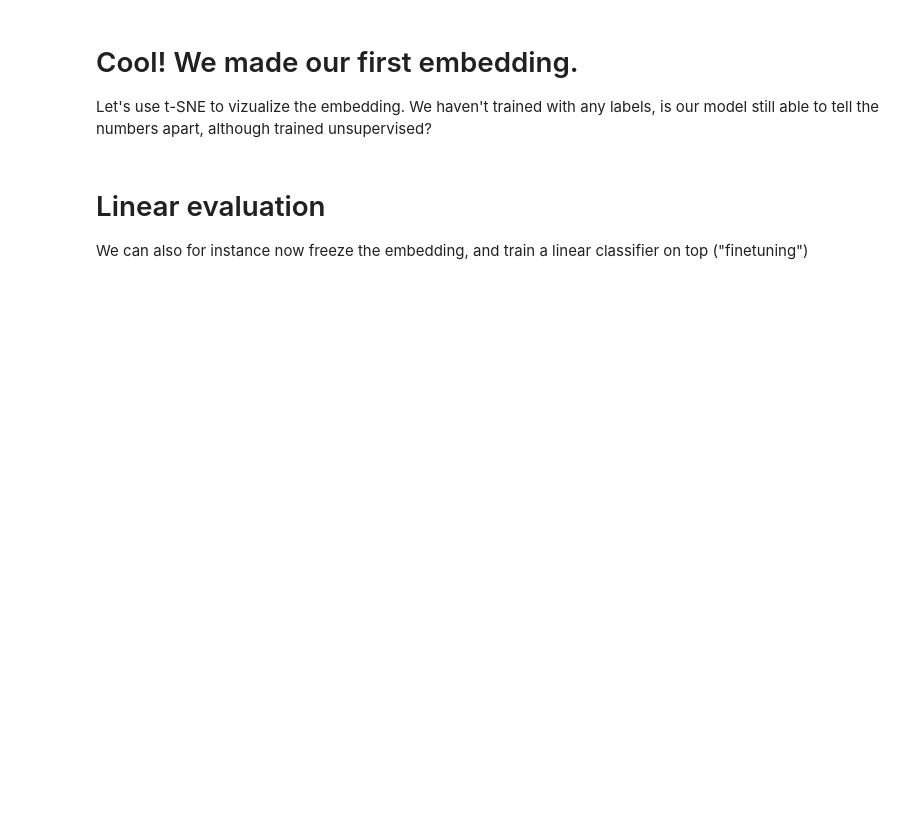
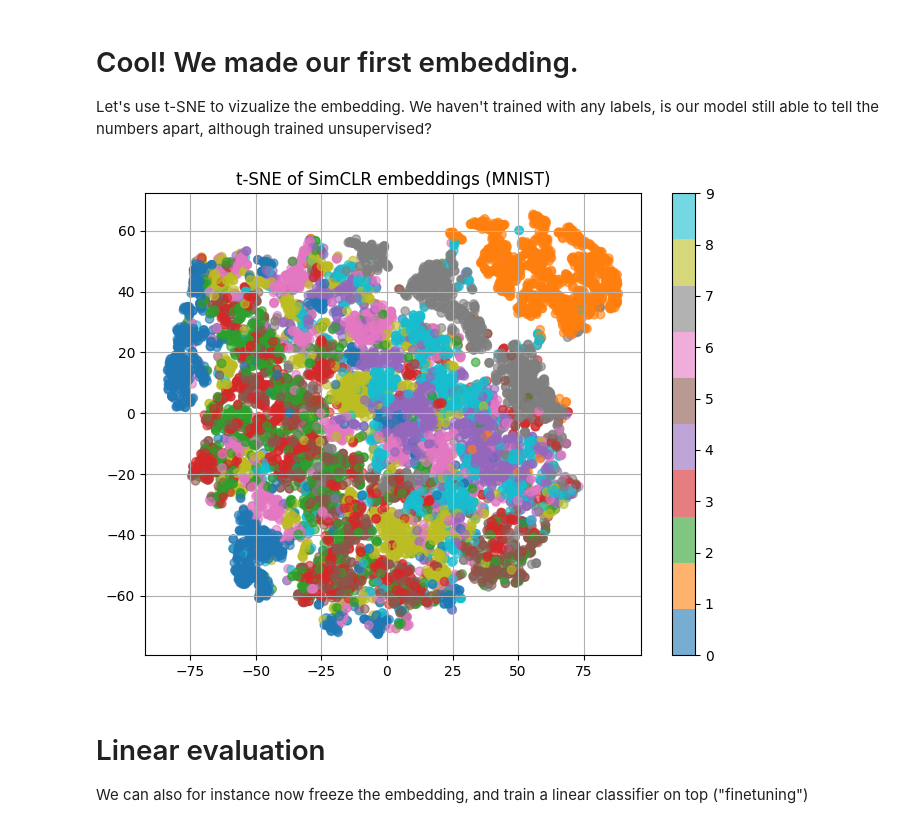
Before and after one commit to thaarres/ML_nuggets, a Jupyter notebook: exercises/simclr.ipynb, the cells around one changed output. Drawn from its saved outputs; the diff is of its cells as text; code cells hidden in the pictures; blank space fills up the shorter version.

Commit message:
Thank you MLatL1 debugging team <3! Wasn't adding encoder properly, now added and explicitly return on create_encoder

```diff
--- a/exercises/simclr.ipynb
+++ b/exercises/simclr.ipynb
@@ -142,0 +132,30 @@ for epoch in range(20):
+# %%
+# Fetching both the full model with projection head, as well as the encoder only that returns embeddings
+model, encoder = create_encoder()
+
+# COnsider a LR scheduler?
+# # Minimal, non-critical change: Adding LR scheduler
+# steps_per_epoch = tf.data.experimental.cardinality(train_ds).numpy()
+# total_steps = steps_per_epoch * 20
+
+# lr_schedule = tf.keras.optimizers.schedules.CosineDecay(
+#     initial_learning_rate=0.3 * batch_size / 256,
+#     decay_steps=total_steps,
+#     alpha=0.0  # final learning rate is 0
+# )
+# optimizer = tf.keras.optimizers.Adam(learning_rate=lr_schedule)
+
+
+optimizer = tf.keras.optimizers.Adam() #Lars in original
+
+for epoch in range(20): #Can't seem to get better than Epoch 20: Loss = 4.6646, can you ;) Orignal Nepochs==1000!!
+    losses = []
+    for x1, x2 in train_ds:
+        with tf.GradientTape() as tape:
+            z1 = model(x1, training=True)
+            z2 = model(x2, training=True)
+            loss = contrastive_loss(z1, z2)
+        grads = tape.gradient(loss, model.trainable_weights) #gradients of the loss wrt all trainable weights in the model
+        optimizer.apply_gradients(zip(grads, model.trainable_weights)) #applies the gradients to update the weights using the Adam optimizer we set (zip matches gradients to weights)
+        losses.append(loss.numpy()) #store loss so we can track it
+    print(f"Epoch {epoch+1}: Loss = {np.mean(losses):.4f}")
@@ -146,17 +186,19 @@ Let's use t-SNE to vizualize the embedding. We haven't trained with any labels,
 # %%
 
 # ----- Embedding Visualization -----
 # Extract features and apply t-SNE
-features = model(x_test / 255.).numpy()
+embedding = encoder(x_test / 255.).numpy()
 tsne = TSNE(n_components=2, perplexity=30, learning_rate=200, init='random', random_state=42)
-embeddings_2d = tsne.fit_transform(features)
+embeddings_2d = tsne.fit_transform(embedding)
 
 plt.figure(figsize=(8, 6))
 scatter = plt.scatter(embeddings_2d[:, 0], embeddings_2d[:, 1], c=y_test, cmap='tab10', alpha=0.6)
 plt.colorbar(scatter, ticks=range(10))
 plt.title("t-SNE of SimCLR embeddings (MNIST)")
 plt.grid(True)
 plt.show()
+# %% [output]
+[figure, added]
 # %% [markdown]
 # Linear evaluation
 We can also for instance now freeze the embedding, and train a linear classifier on top ("finetuning")
```
Also changed, not shown: parts of 6 cells of this notebook.
